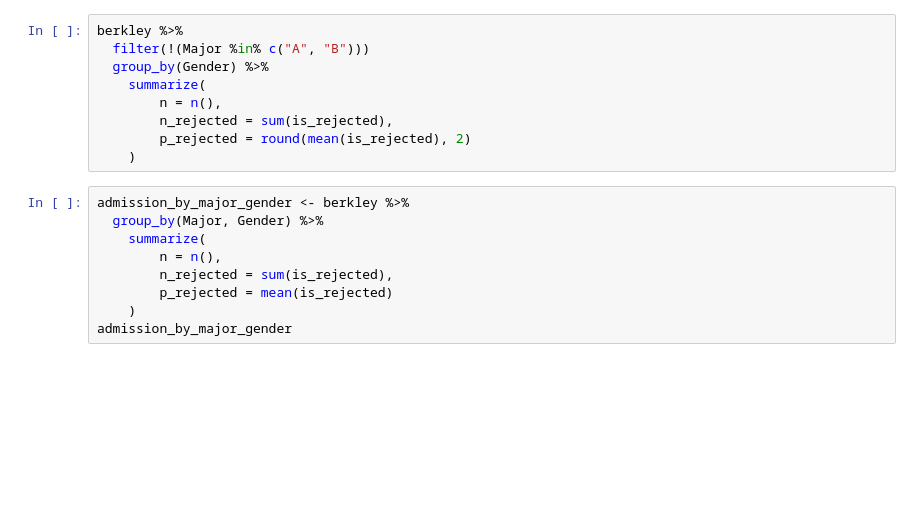
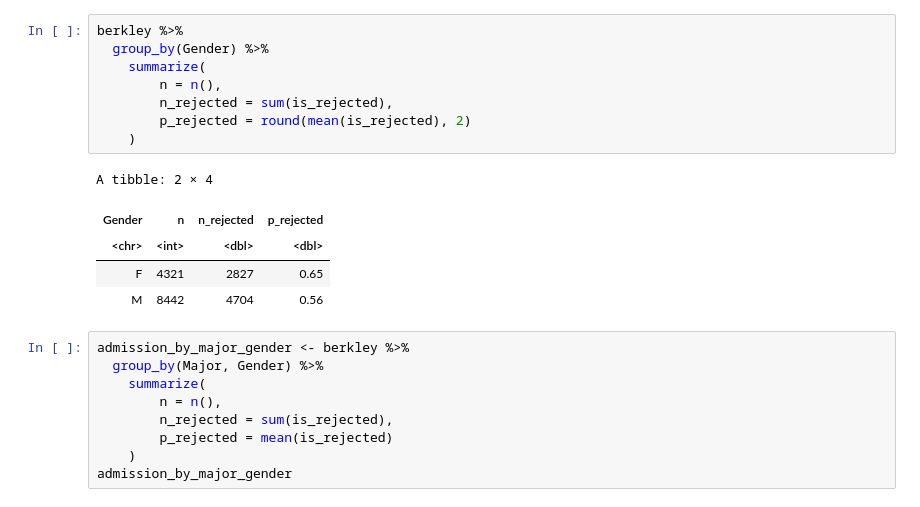
Before and after one commit to febse/econ2025, a Jupyter notebook: 09-Non-Linear-Terms.ipynb, the cells around one changed output. Drawn from its saved outputs; the diff is of its cells as text; blank space fills up the shorter version.

```diff
--- a/09-Non-Linear-Terms.ipynb
+++ b/09-Non-Linear-Terms.ipynb
@@ -29,12 +47,17 @@ berkley %>% head()
 # %%
 berkley %>%
-  filter(!(Major %in% c("A", "B")))
   group_by(Gender) %>%
     summarize(
         n = n(),
         n_rejected = sum(is_rejected),
         p_rejected = round(mean(is_rejected), 2)
     )
+# %% [output]
+A tibble: 2 × 4
+| Gender | n | n_rejected | p_rejected |
+| <chr> | <int> | <dbl> | <dbl> |
+| F | 4321 | 2827 | 0.65 |
+| M | 8442 | 4704 | 0.56 |
 # %%
 admission_by_major_gender <- berkley %>%
   group_by(Major, Gender) %>%
```
Also changed, not shown: parts of 11 cells of this notebook.
